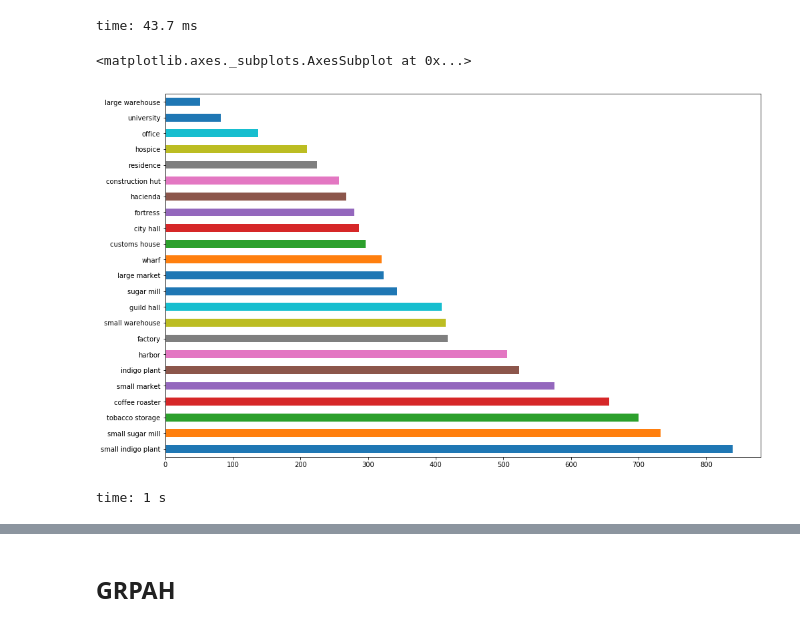
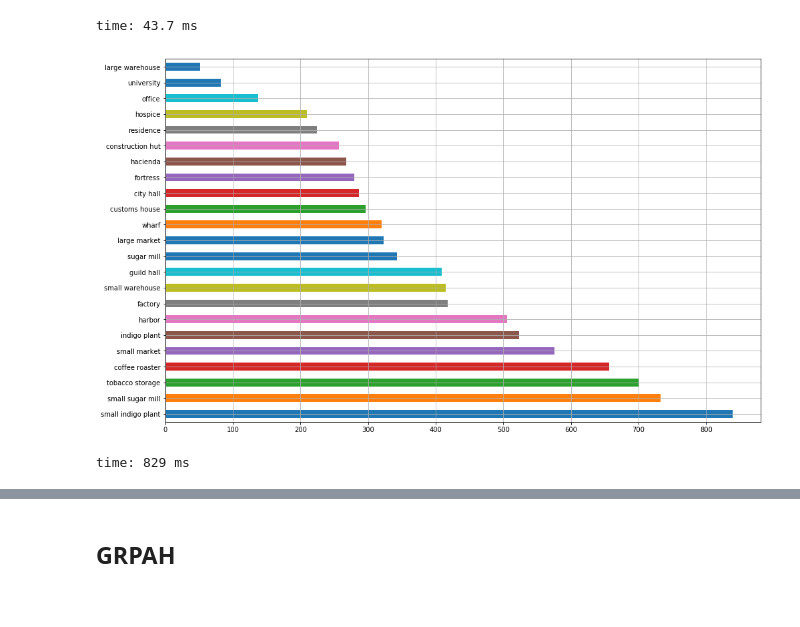
Before and after one commit to xiwix/binder, a Jupyter notebook: bga.puertorico.analyze.ipynb, the cells around one changed output, grey strips where cells are left out. Cells and saved outputs as stored; diff of their text form; code cells hidden in the pictures.

```diff
--- a/bga.puertorico.analyze.ipynb
+++ b/bga.puertorico.analyze.ipynb
@@ -406,8 +416,9 @@ time: 43.7 ms
 # %%
 data = [{'table_id':b['table_id'], **collections.Counter(b['buildings'][b['rank']['1']])} for b in buildings]
 s = pd.DataFrame(data).set_index('table_id').sum(axis=0)
-s.sort_values(ascending=False).plot.barh()
+ax = s.sort_values(ascending=False).plot.barh()
+ax.grid(True)
+plt.show()
 # %% [output]
+[figure, new version]
-<matplotlib.axes._subplots.AxesSubplot at 0x...>
+time: 829 ms
-[figure, old version]
-time: 1 s
```
Also changed, not shown: parts of 10 cells of this notebook.
